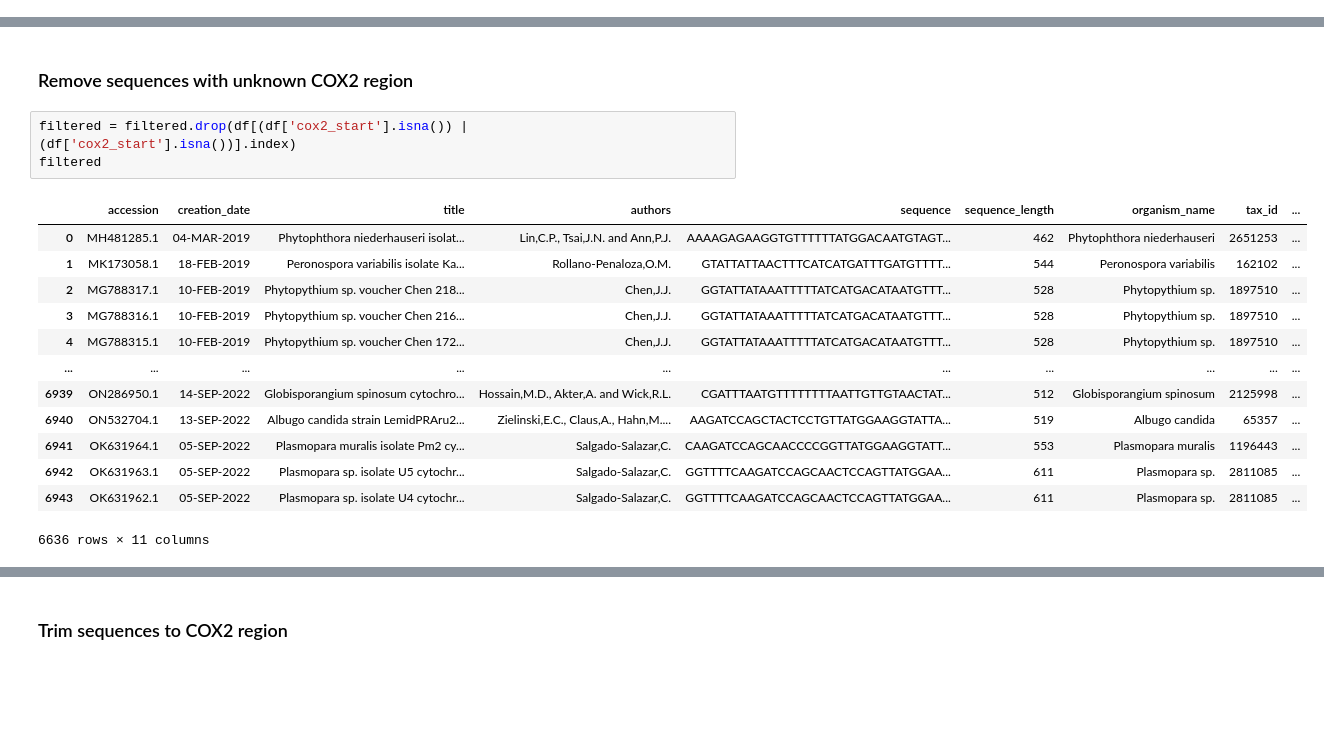
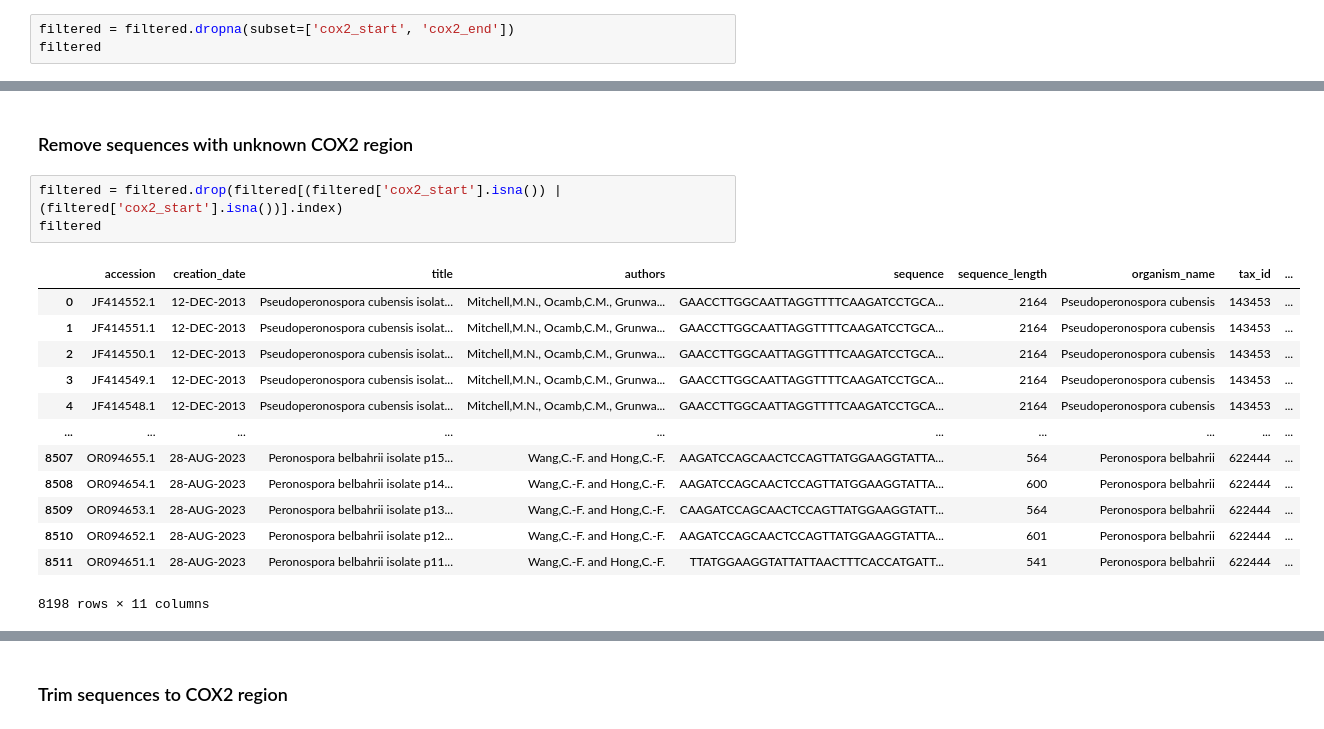
Before and after one commit to Thomas1664/metadbgen, a Jupyter notebook: db-clean.ipynb, the cells around one changed output, grey strips where cells are left out. Drawn from its saved outputs; the diff is of its cells as text; blank space fills up the shorter version.

```diff
--- a/db-clean.ipynb
+++ b/db-clean.ipynb
@@ -36,0 +37,3 @@ filtered
+# %%
+filtered = filtered.dropna(subset=['cox2_start', 'cox2_end'])
+filtered
@@ -37,19 +54,19 @@ filtered
 # %% [markdown]
 ### Remove sequences with unknown COX2 region
 # %%
-filtered = filtered.drop(df[(df['cox2_start'].isna()) | (df['cox2_start'].isna())].index)
+filtered = filtered.drop(filtered[(filtered['cox2_start'].isna()) | (filtered['cox2_start'].isna())].index)
 filtered
 # %% [output]
 |  | accession | creation_date | title | authors | sequence | sequence_length | organism_name | tax_id | ... |
-| 0 | MH481285.1 | 04-MAR-2019 | Phytophthora niederhauseri isolat... | Lin,C.P., Tsai,J.N. and Ann,P.J. | AAAAGAGAAGGTGTTTTTTATGGACAATGTAGT... | 462 | Phytophthora niederhauseri | 2651253 | ... |
-| 1 | MK173058.1 | 18-FEB-2019 | Peronospora variabilis isolate Ka... | Rollano-Penaloza,O.M. | GTATTATTAACTTTCATCATGATTTGATGTTTT... | 544 | Peronospora variabilis | 162102 | ... |
-| 2 | MG788317.1 | 10-FEB-2019 | Phytopythium sp. voucher Chen 218... | Chen,J.J. | GGTATTATAAATTTTTATCATGACATAATGTTT... | 528 | Phytopythium sp. | 1897510 | ... |
-| 3 | MG788316.1 | 10-FEB-2019 | Phytopythium sp. voucher Chen 216... | Chen,J.J. | GGTATTATAAATTTTTATCATGACATAATGTTT... | 528 | Phytopythium sp. | 1897510 | ... |
-| 4 | MG788315.1 | 10-FEB-2019 | Phytopythium sp. voucher Chen 172... | Chen,J.J. | GGTATTATAAATTTTTATCATGACATAATGTTT... | 528 | Phytopythium sp. | 1897510 | ... |
+| 0 | JF414552.1 | 12-DEC-2013 | Pseudoperonospora cubensis isolat... | Mitchell,M.N., Ocamb,C.M., Grunwa... | GAACCTTGGCAATTAGGTTTTCAAGATCCTGCA... | 2164 | Pseudoperonospora cubensis | 143453 | ... |
+| 1 | JF414551.1 | 12-DEC-2013 | Pseudoperonospora cubensis isolat... | Mitchell,M.N., Ocamb,C.M., Grunwa... | GAACCTTGGCAATTAGGTTTTCAAGATCCTGCA... | 2164 | Pseudoperonospora cubensis | 143453 | ... |
+| 2 | JF414550.1 | 12-DEC-2013 | Pseudoperonospora cubensis isolat... | Mitchell,M.N., Ocamb,C.M., Grunwa... | GAACCTTGGCAATTAGGTTTTCAAGATCCTGCA... | 2164 | Pseudoperonospora cubensis | 143453 | ... |
+| 3 | JF414549.1 | 12-DEC-2013 | Pseudoperonospora cubensis isolat... | Mitchell,M.N., Ocamb,C.M., Grunwa... | GAACCTTGGCAATTAGGTTTTCAAGATCCTGCA... | 2164 | Pseudoperonospora cubensis | 143453 | ... |
+| 4 | JF414548.1 | 12-DEC-2013 | Pseudoperonospora cubensis isolat... | Mitchell,M.N., Ocamb,C.M., Grunwa... | GAACCTTGGCAATTAGGTTTTCAAGATCCTGCA... | 2164 | Pseudoperonospora cubensis | 143453 | ... |
 | ... | ... | ... | ... | ... | ... | ... | ... | ... | ... |
-| 6939 | ON286950.1 | 14-SEP-2022 | Globisporangium spinosum cytochro... | Hossain,M.D., Akter,A. and Wick,R.L. | CGATTTAATGTTTTTTTTAATTGTTGTAACTAT... | 512 | Globisporangium spinosum | 2125998 | ... |
-| 6940 | ON532704.1 | 13-SEP-2022 | Albugo candida strain LemidPRAru2... | Zielinski,E.C., Claus,A., Hahn,M.... | AAGATCCAGCTACTCCTGTTATGGAAGGTATTA... | 519 | Albugo candida | 65357 | ... |
-| 6941 | OK631964.1 | 05-SEP-2022 | Plasmopara muralis isolate Pm2 cy... | Salgado-Salazar,C. | CAAGATCCAGCAACCCCGGTTATGGAAGGTATT... | 553 | Plasmopara muralis | 1196443 | ... |
-| 6942 | OK631963.1 | 05-SEP-2022 | Plasmopara sp. isolate U5 cytochr... | Salgado-Salazar,C. | GGTTTTCAAGATCCAGCAACTCCAGTTATGGAA... | 611 | Plasmopara sp. | 2811085 | ... |
-| 6943 | OK631962.1 | 05-SEP-2022 | Plasmopara sp. isolate U4 cytochr... | Salgado-Salazar,C. | GGTTTTCAAGATCCAGCAACTCCAGTTATGGAA... | 611 | Plasmopara sp. | 2811085 | ... |
+| 8507 | OR094655.1 | 28-AUG-2023 | Peronospora belbahrii isolate p15... | Wang,C.-F. and Hong,C.-F. | AAGATCCAGCAACTCCAGTTATGGAAGGTATTA... | 564 | Peronospora belbahrii | 622444 | ... |
+| 8508 | OR094654.1 | 28-AUG-2023 | Peronospora belbahrii isolate p14... | Wang,C.-F. and Hong,C.-F. | AAGATCCAGCAACTCCAGTTATGGAAGGTATTA... | 600 | Peronospora belbahrii | 622444 | ... |
+| 8509 | OR094653.1 | 28-AUG-2023 | Peronospora belbahrii isolate p13... | Wang,C.-F. and Hong,C.-F. | CAAGATCCAGCAACTCCAGTTATGGAAGGTATT... | 564 | Peronospora belbahrii | 622444 | ... |
+| 8510 | OR094652.1 | 28-AUG-2023 | Peronospora belbahrii isolate p12... | Wang,C.-F. and Hong,C.-F. | AAGATCCAGCAACTCCAGTTATGGAAGGTATTA... | 601 | Peronospora belbahrii | 622444 | ... |
+| 8511 | OR094651.1 | 28-AUG-2023 | Peronospora belbahrii isolate p11... | Wang,C.-F. and Hong,C.-F. | TTATGGAAGGTATTATTAACTTTCACCATGATT... | 541 | Peronospora belbahrii | 622444 | ... |
-6636 rows × 11 columns
+8198 rows × 11 columns
```
Also changed, not shown: parts of 12 cells of this notebook, 10 other files.
